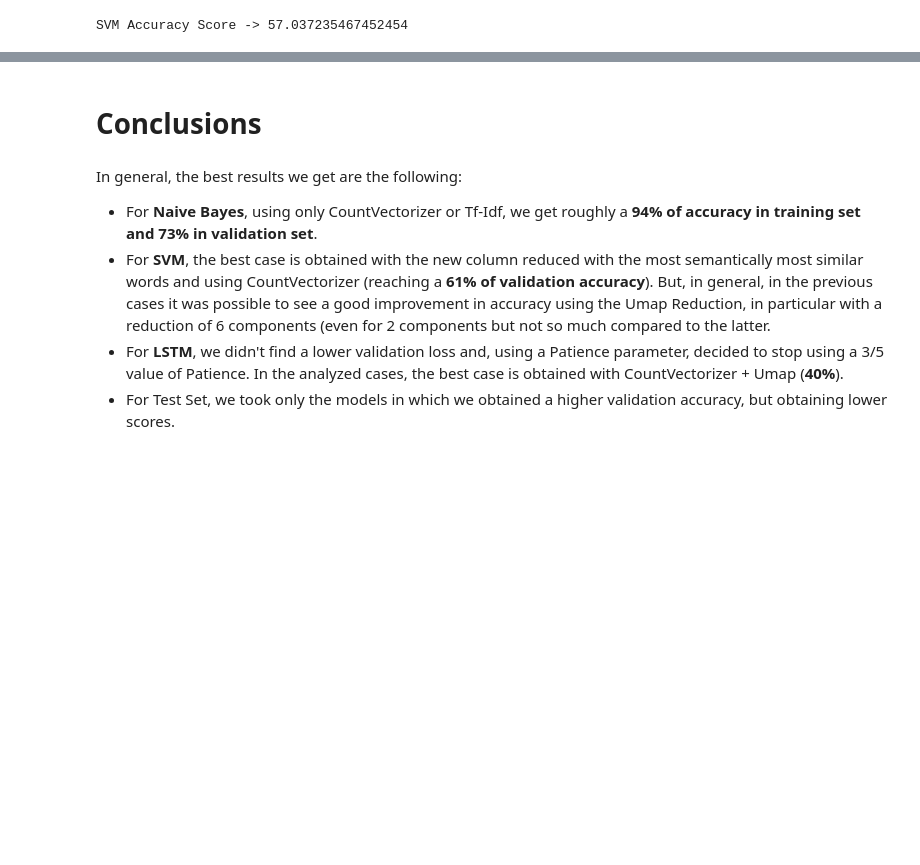
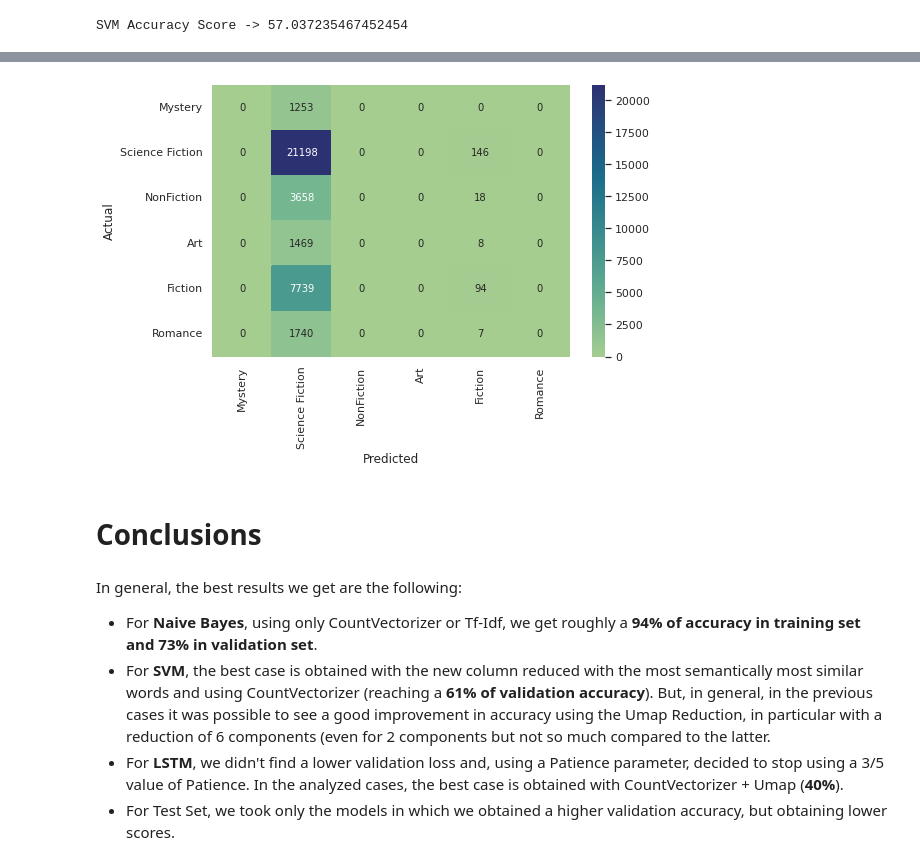
Before and after one commit to lwdovico/goodreads-book-reviews, a Jupyter notebook: Notebooks/Project final.ipynb, the cells around one changed output, grey strips where cells are left out. Cells and saved outputs as stored; diff of their text form; code cells hidden in the pictures; blank space fills up the shorter version.

```diff
--- a/Notebooks/Project final.ipynb
+++ b/Notebooks/Project final.ipynb
@@ -3129,3 +3144,12 @@ SVM Accuracy Score -> 57.037235467452454
+# %%
+cm = confusion_matrix(Ytest, predictions_SVM)
+plt.figure(figsize=(8,5))
+sns.heatmap(cm, xticklabels=class_names, yticklabels=class_names, fmt='d', annot=True, cmap=sns.color_palette("crest", as_cmap=True))
+plt.xlabel('Predicted')
+plt.ylabel('Actual')
+plt.show()
+# %% [output]
+[figure, added]
 # %% [markdown]
 # **Conclusions**
 # %% [markdown]
```
Also changed, not shown: parts of 1 cell of this notebook.
